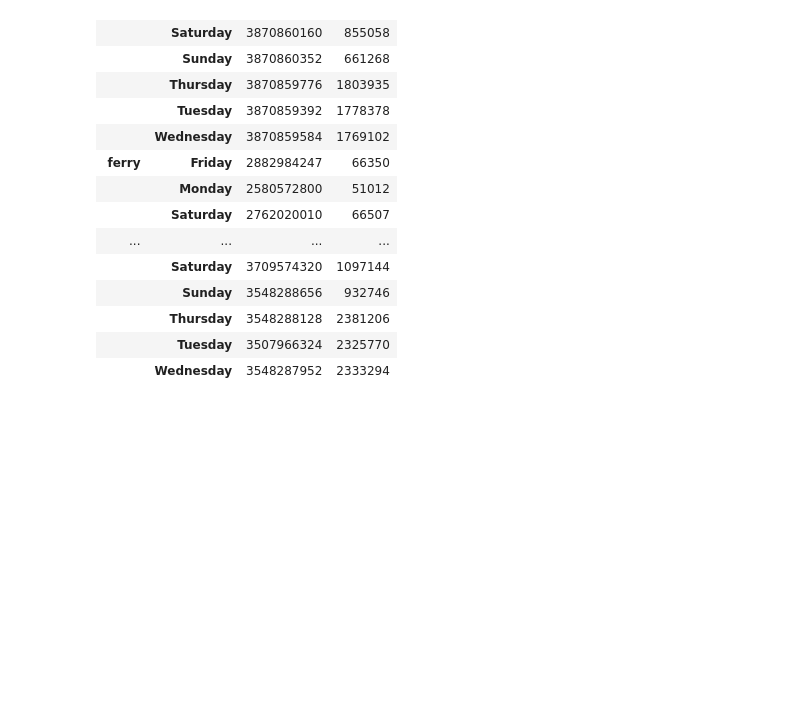
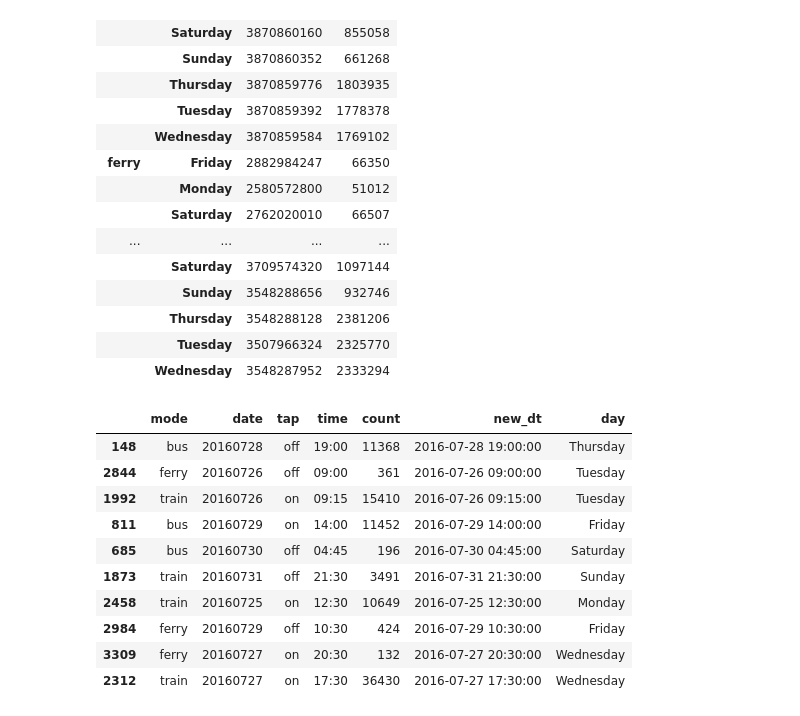
Before and after one commit to Annie677/Dataproject, a Jupyter notebook: The opal card tap on .ipynb, the cells around one changed output. Drawn from its saved outputs; the diff is of its cells as text; code cells hidden in the pictures; blank space fills up the shorter version.

```diff
--- a/The opal card tap on .ipynb
+++ b/The opal card tap on .ipynb
@@ -157,3 +158,17 @@ tap_on.groupby(["mode","day"]).sum()
 |  | Thursday | 3548288128 | 2381206 |
 |  | Tuesday | 3507966324 | 2325770 |
 |  | Wednesday | 3548287952 | 2333294 |
+# %%
+tap_on.sample(10)
+# %% [output]
+|  | mode | date | tap | time | count | new_dt | day |
+| 148 | bus | 20160728 | off | 19:00 | 11368 | 2016-07-28 19:00:00 | Thursday |
+| 2844 | ferry | 20160726 | off | 09:00 | 361 | 2016-07-26 09:00:00 | Tuesday |
+| 1992 | train | 20160726 | on | 09:15 | 15410 | 2016-07-26 09:15:00 | Tuesday |
+| 811 | bus | 20160729 | on | 14:00 | 11452 | 2016-07-29 14:00:00 | Friday |
+| 685 | bus | 20160730 | off | 04:45 | 196 | 2016-07-30 04:45:00 | Saturday |
+| 1873 | train | 20160731 | off | 21:30 | 3491 | 2016-07-31 21:30:00 | Sunday |
+| 2458 | train | 20160725 | on | 12:30 | 10649 | 2016-07-25 12:30:00 | Monday |
+| 2984 | ferry | 20160729 | off | 10:30 | 424 | 2016-07-29 10:30:00 | Friday |
+| 3309 | ferry | 20160727 | on | 20:30 | 132 | 2016-07-27 20:30:00 | Wednesday |
+| 2312 | train | 20160727 | on | 17:30 | 36430 | 2016-07-27 17:30:00 | Wednesday |
```
Also changed, not shown: parts of 5 cells of this notebook.
